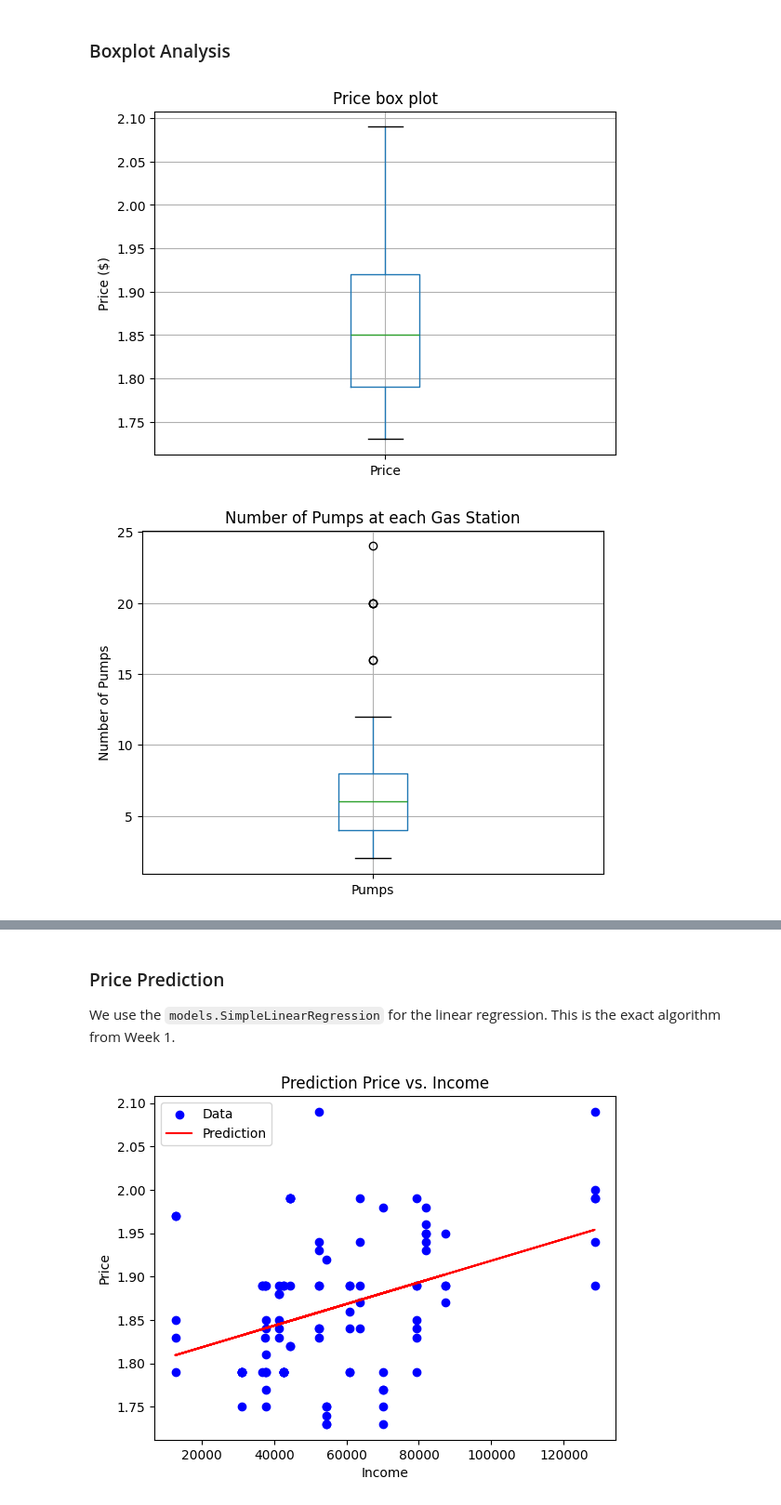
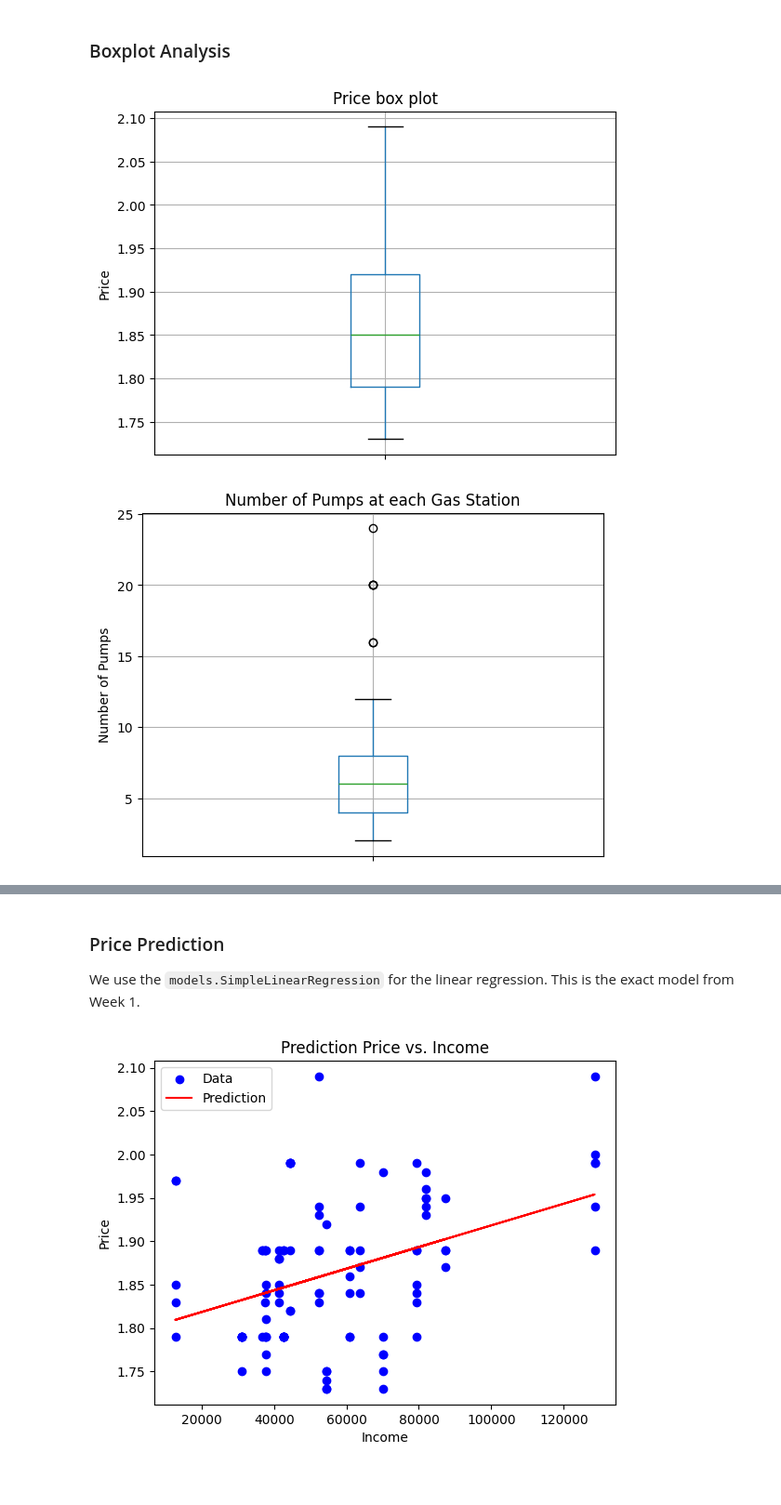
Before and after one commit to moOritzl/bachelorpraktikum-applied-machine-learning, a Jupyter notebook: Week_02/Dataset_Exploration.ipynb, the cells around one changed output, grey strips where cells are left out. Shown at 93% size. Cells and saved outputs as stored; diff of their text form; code cells hidden in the pictures; blank space fills up the shorter version.

Commit message:
finalized week 2

```diff
--- a/Week_02/Dataset_Exploration.ipynb
+++ b/Week_02/Dataset_Exploration.ipynb
@@ -157,25 +163,26 @@ grouped_df
 # %% [markdown]
 ### Boxplot Analysis
 # %%
-import matplotlib.pyplot as plt
-
-df.boxplot(column='Price')
-plt.ylabel('Price ($)')
+box = df.boxplot(column='Price')
+box.set_xticklabels([''])
+plt.ylabel('Price')
 plt.title('Price box plot')
 plt.show()
 plt.close()
 
-df.boxplot(column='Pumps')
+box = df.boxplot(column='Pumps')
+box.set_xticklabels([''])
 plt.ylabel('Number of Pumps')
 plt.title('Number of Pumps at each Gas Station')
 plt.show()
 plt.close()
 
-df.boxplot(column='Gasolines')
+box = df.boxplot(column='Gasolines')
+box.set_xticklabels([''])
 plt.ylabel('Types of Gasoline')
 plt.title('Different Types of Gasoline sold at each Gas Station')
 plt.show()
 plt.close()
 # %% [output]
-[figure, old version]
+[figure, new version]
-[figure, old version]
+[figure, new version]
@@ -183,5 +190,5 @@ plt.close()
 # %% [markdown]
 ### Price Prediction
 
-We use the `models.SimpleLinearRegression` for the linear regression. This is the exact algorithm from Week 1.
+We use the `models.SimpleLinearRegression` for the linear regression. This is the exact model from Week 1.
 # %%
```
Also changed, not shown: parts of 7 cells of this notebook, 2 other files.
